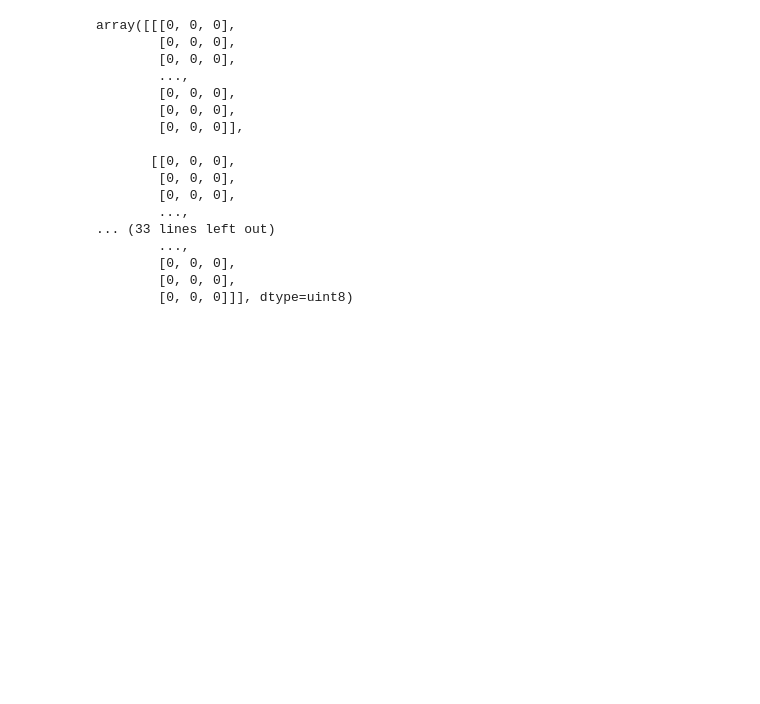
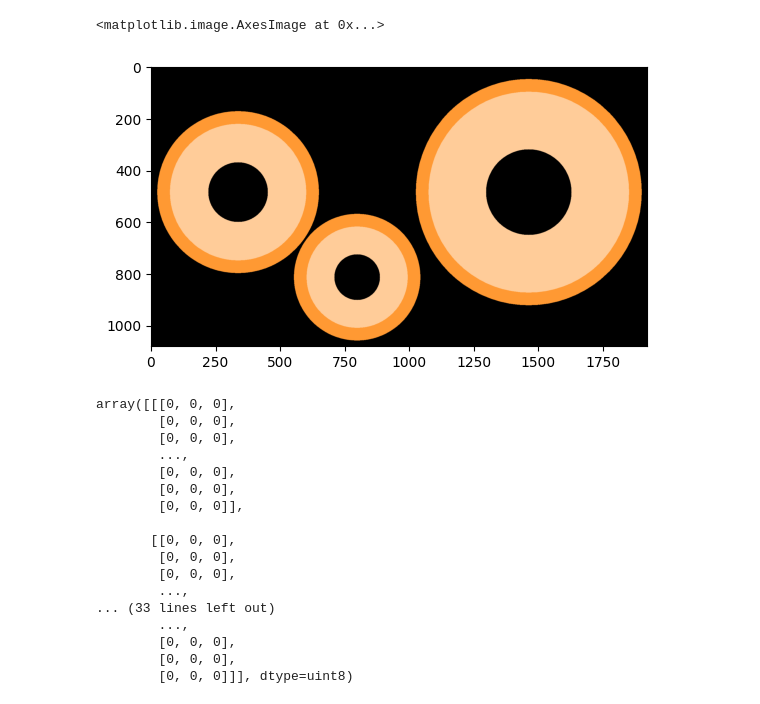
Before and after one commit to akash17mittal/muTable, a Jupyter notebook: experiments/Design Drums.ipynb, the cells around one changed output. Saved outputs shown, nothing was run; the diff lists cells and outputs as text; code cells hidden in the pictures; blank space fills up the shorter version.

```diff
--- a/experiments/Design Drums.ipynb
+++ b/experiments/Design Drums.ipynb
@@ -4,33 +4,36 @@ import numpy as np
 import matplotlib.pyplot as plt
 # %%
 height = 1080
-width = 1080
+width = 1920
 # %%
 image_size = (height,width,3)
 
 piece_widths = [0.3, 0.23, 0.43]
-angle = np.pi/6
-piece2_d = 0.03 + piece_widths[1]/2 + piece_widths[2]/2
+angle = np.pi*0.23
+piece2_d = 0.03 + piece_widths[2]/2 + piece_widths[2]/2
 piece1_x = 0.025 + piece_widths[0]/2
 piece3_x = 1-0.025-piece_widths[2]/2
 piece2_x = piece3_x - np.cos(angle)*piece2_d
 
 piece1_y = 0.45
 piece3_y = 0.45
 piece2_y = piece3_y + np.sin(angle)*piece2_d
 piece_x_coords = [piece1_x, piece2_x, piece3_x]
 piece_y_coords = [piece1_y, piece2_y, piece3_y]
 
 yellow_color = (255, 204, 153)
 dark_yellow_color = (255, 153, 51)
 
 drums = np.zeros(shape=image_size, dtype=np.uint8)
 for i in [0,1,2]:
     drums = cv2.circle(drums, (int(piece_x_coords[i]*width),int(piece_y_coords[i]*height)), int(width*piece_widths[i]/2), yellow_color, -1)
     drums = cv2.circle(drums, (int(piece_x_coords[i]*width),int(piece_y_coords[i]*height)), int(width*piece_widths[i]/5), (0,0,0), -1)
     drums = cv2.circle(drums, (int(piece_x_coords[i]*width),int(piece_y_coords[i]*height)), int(width*piece_widths[i]/2), dark_yellow_color, int(0.025*width))
 
 plt.imshow(drums)
+# %% [output]
+<matplotlib.image.AxesImage at 0x...>
+[figure, added]
 # %%
 drums
 # %% [output]
```
Also changed, not shown: 4 other files.
